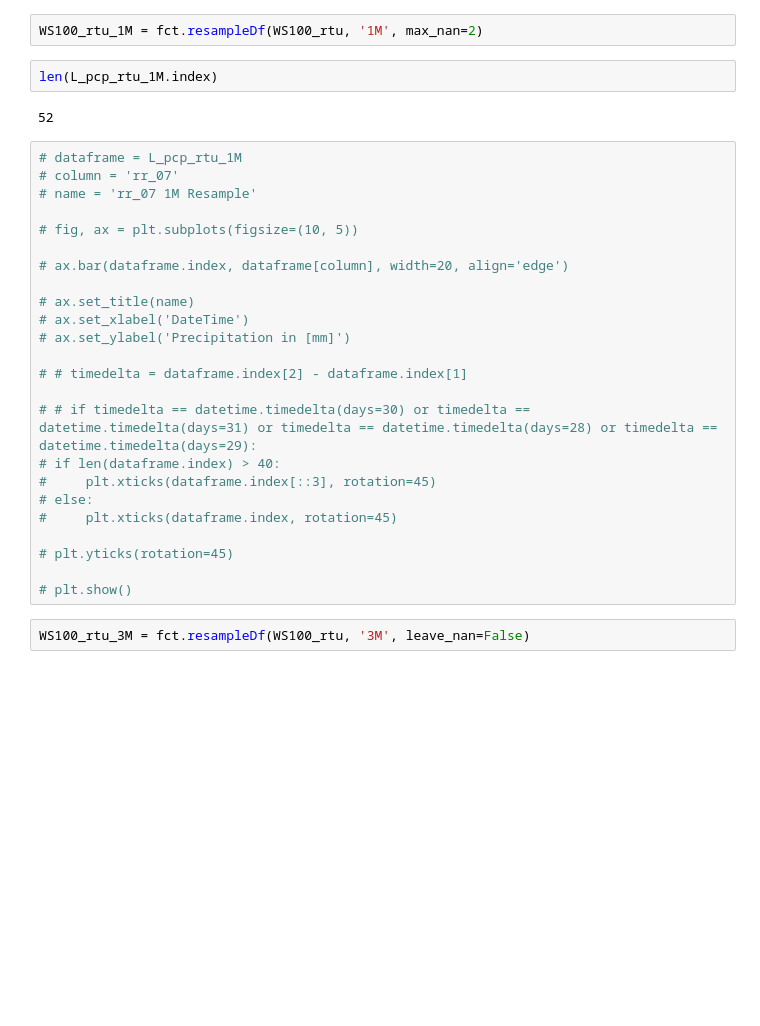
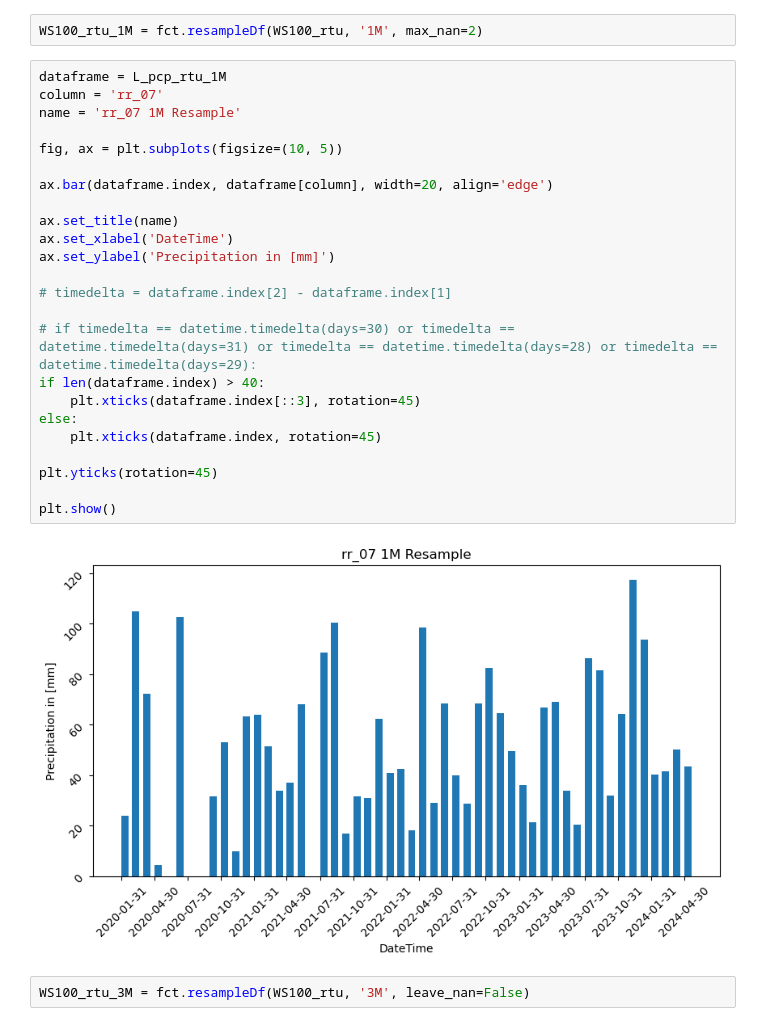
Before and after one commit to Nicholas202024/Hiwi_Code, a Jupyter notebook: statistik_summen.ipynb, the cells around one changed output. Saved outputs shown, nothing was run; the diff lists cells and outputs as text; blank space fills up the shorter version.

```diff
--- a/statistik_summen.ipynb
+++ b/statistik_summen.ipynb
@@ -53,34 +53,32 @@ L_pcp_rtu['rr_10'][L_pcp_rtu['rr_10'] == L_pcp_rtu['rr_10'].max()] = np.nan
 # 90 = hail
 # %%
 WS100_rtu_1M = fct.resampleDf(WS100_rtu, '1M', max_nan=2)
-# %%
-len(L_pcp_rtu_1M.index)
-# %% [output]
-52
 # %%
-# dataframe = L_pcp_rtu_1M
-# column = 'rr_07'
-# name = 'rr_07 1M Resample'
+dataframe = L_pcp_rtu_1M
+column = 'rr_07'
+name = 'rr_07 1M Resample'
 
-# fig, ax = plt.subplots(figsize=(10, 5))
+fig, ax = plt.subplots(figsize=(10, 5))
 
-# ax.bar(dataframe.index, dataframe[column], width=20, align='edge')
+ax.bar(dataframe.index, dataframe[column], width=20, align='edge')
 
-# ax.set_title(name)
-# ax.set_xlabel('DateTime')
-# ax.set_ylabel('Precipitation in [mm]')
+ax.set_title(name)
+ax.set_xlabel('DateTime')
+ax.set_ylabel('Precipitation in [mm]')
 
-# # timedelta = dataframe.index[2] - dataframe.index[1]
+# timedelta = dataframe.index[2] - dataframe.index[1]
 
-# # if timedelta == datetime.timedelta(days=30) or timedelta == datetime.timedelta(days=31) or timedelta == datetime.timedelta(days=28) or timedelta == datetime.timedelta(days=29):
-# if len(dataframe.index) > 40:
-#     plt.xticks(dataframe.index[::3], rotation=45)
-# else:
-#     plt.xticks(dataframe.index, rotation=45)
+# if timedelta == datetime.timedelta(days=30) or timedelta == datetime.timedelta(days=31) or timedelta == datetime.timedelta(days=28) or timedelta == datetime.timedelta(days=29):
+if len(dataframe.index) > 40:
+    plt.xticks(dataframe.index[::3], rotation=45)
+else:
+    plt.xticks(dataframe.index, rotation=45)
 
-# plt.yticks(rotation=45)
+plt.yticks(rotation=45)
 
-# plt.show()
+plt.show()
+# %% [output]
+[figure, added]
 # %%
 WS100_rtu_3M = fct.resampleDf(WS100_rtu, '3M', leave_nan=False)
 # %%
```
Also changed, not shown: parts of 13 cells of this notebook.
